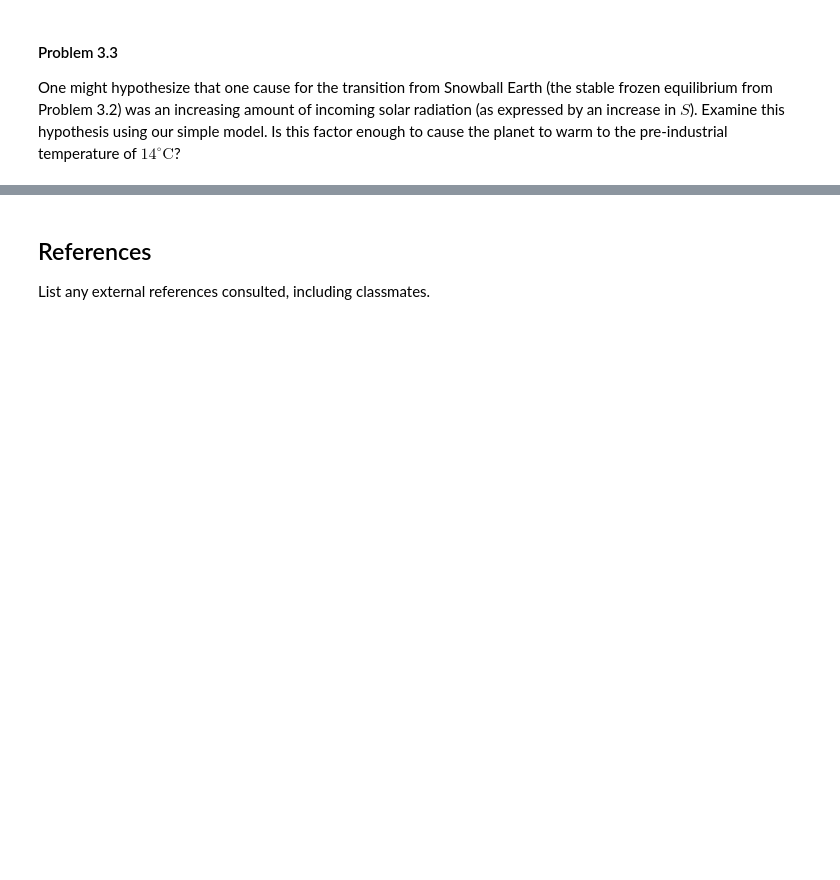
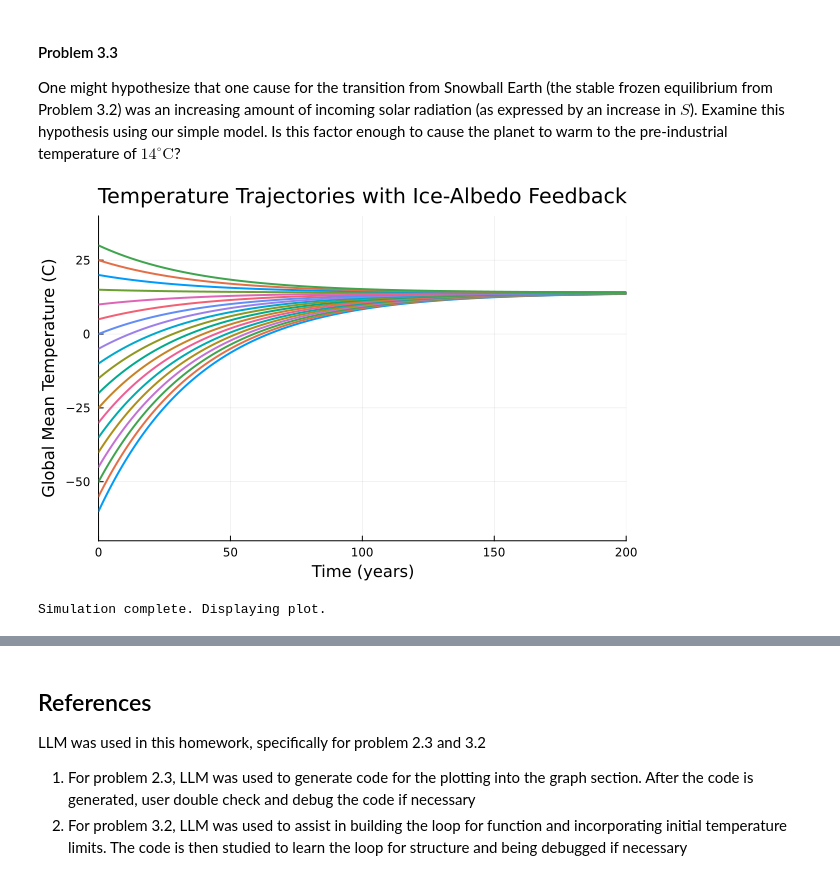
Before and after one commit to BEE4750-FA25/hw2-donny, a Jupyter notebook: hw02.ipynb, the cells around one changed output, grey strips where cells are left out. Drawn from its saved outputs; the diff is of its cells as text; code cells hidden in the pictures; blank space fills up the shorter version.

Commit message:
problem 3 done

```diff
--- a/hw02.ipynb
+++ b/hw02.ipynb
@@ -235,3 +297,57 @@ amount of incoming solar radiation (as expressed by an increase in $S$).
 Examine this hypothesis using our simple model. Is this factor enough to
 cause the planet to warm to the pre-industrial temperature of
 $14^\circ\text{C}$?
+# %%
+# Physical constants
+const C = 51.0         # Heat capacity (J/m²/°C) - Scaled for a time step in years
+const S = 1368.0       # Solar constant for Neoproterozoic (W/m²)
+const A = 221.2        # Outgoing radiation coefficient (W/m²)
+const B = -1.3         # Outgoing radiation coefficient (W/m²/°C)
+const a_0 = 0.3
+
+# Simulation parameters
+const dt_years = 1.0                              # Time step in years
+const simulation_years = 200                      # Total simulation time
+const num_steps = Int(simulation_years / dt_years)
+const initial_temps = -60.0:5.0:30.0              # Range of initial T₀ (°C)
+
+
+# Albedo function
+function albedo(T::Float64)
+       return a_0
+end
+
+
+# Main simulation
+p = plot(
+    title="Temperature Trajectories with Ice-Albedo Feedback",
+    xlabel="Time (years)",
+    ylabel="Global Mean Temperature (C)",
+    legend=false,
+    xlims=(0, simulation_years),
+    ylims=(-70, 40)
+)
+
+for T0 in initial_temps
+    temperatures = zeros(Float64, num_steps + 1)
+    temperatures[1] = T0
+
+    for i in 1:num_steps
+        T_current = temperatures[i]
+
+        incoming_rad = (1 - albedo(T_current)) * S / 4.0
+        outgoing_rad = A - B * T_current
+        net_radiation = incoming_rad - outgoing_rad
+        T_next = T_current + (dt_years / C) * net_radiation
+        temperatures[i+1] = T_next
+    end
+
+    time_axis = 0:dt_years:simulation_years
+    plot!(p, time_axis, temperatures, lw=2)
+end
+
+println("Simulation complete. Displaying plot.")
+display(p)
+# %% [output]
+[figure, added]
+Simulation complete. Displaying plot.
@@ -238,4 +355,6 @@ $14^\circ\text{C}$?
 # %% [markdown]
 ## References
 
-List any external references consulted, including classmates.
+LLM was used in this homework, specifically for problem 2.3 and 3.2
+1. For problem 2.3, LLM was used to generate code for the plotting into the graph section. After the code is generated, user double check and debug the code if necessary
+2. For problem 3.2, LLM was used to assist in building the loop for function and incorporating initial temperature limits. The code is then studied to learn the loop for structure and being debugged if necessary
```
Also changed, not shown: parts of 2 cells of this notebook.
